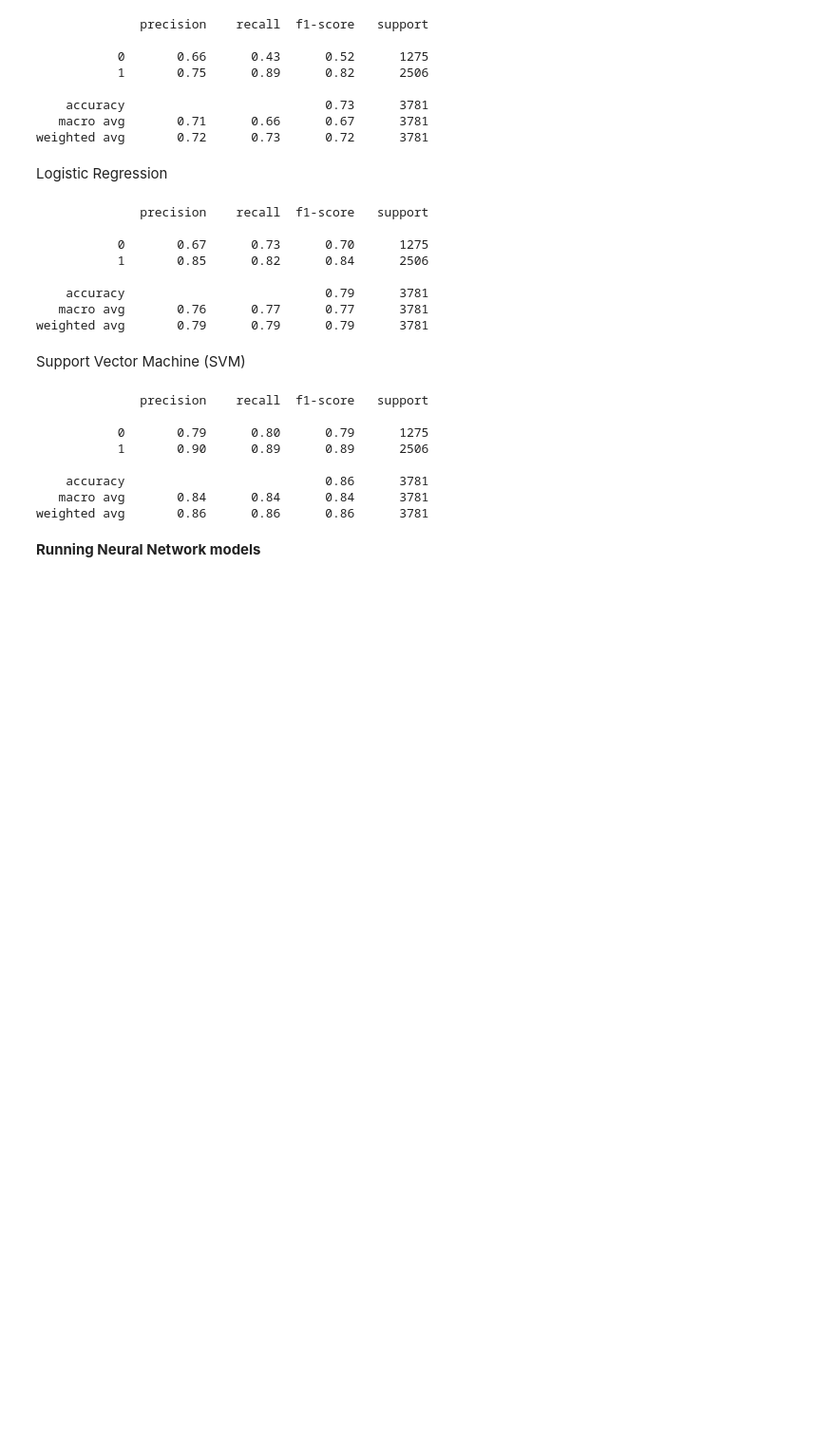
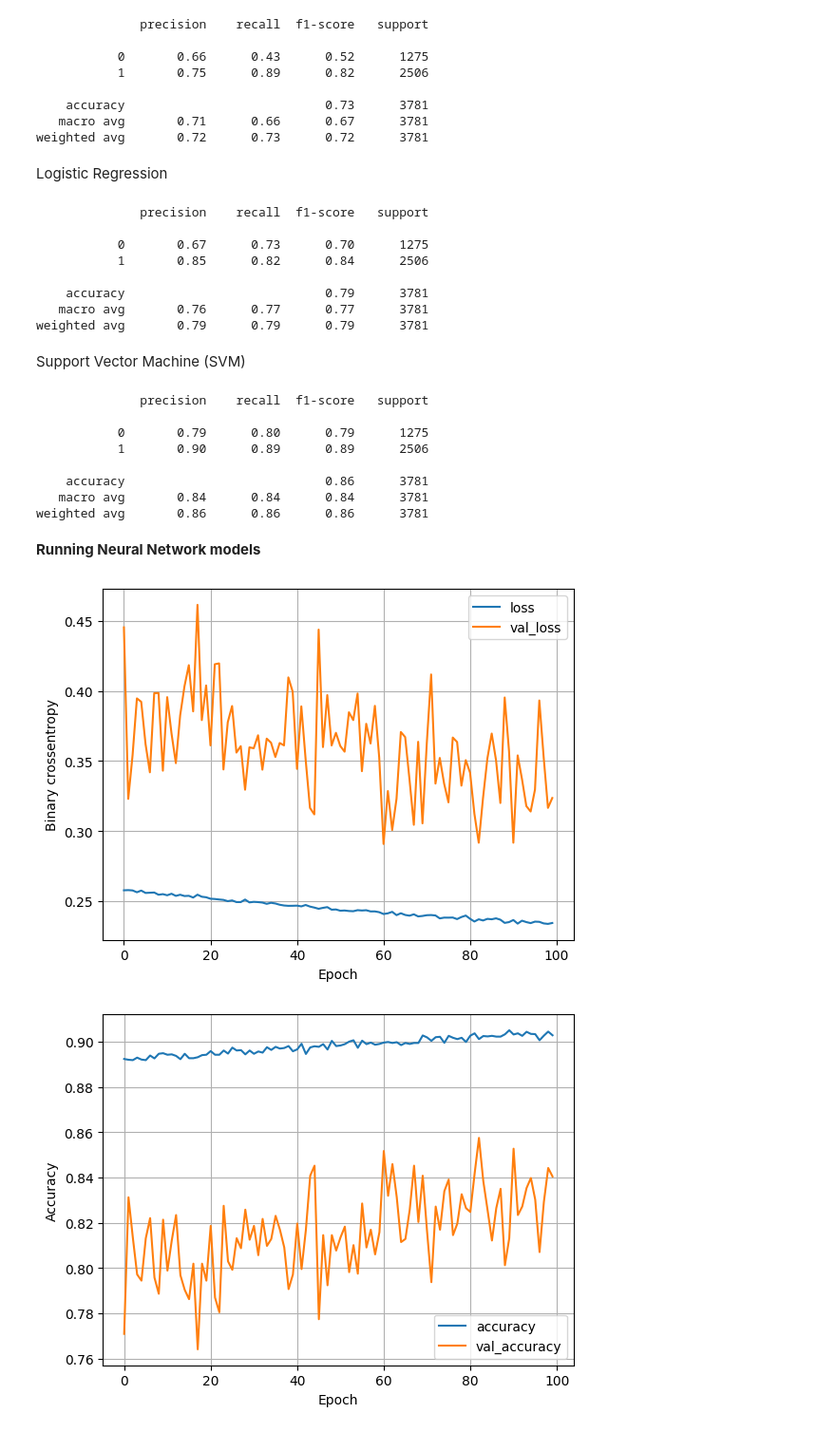
Before and after one commit to ftkovr9k/MAGIC-gamma-hadron-classifier, a Jupyter notebook: MAGIC_gamma_hadron_classifier.ipynb, the cells around one changed output. Shown: that part at 95% size. Cells and saved outputs as stored; diff of their text form; code cells hidden in the pictures; blank space fills up the shorter version.

Commit message:
Add neural network with plot

```diff
--- a/MAGIC_gamma_hadron_classifier.ipynb
+++ b/MAGIC_gamma_hadron_classifier.ipynb
@@ -201,3 +209,38 @@ weighted avg       0.86      0.86      0.86      3781
 **Running Neural Network models**
 # %%
 import tensorflow as tf
+# %%
+def plot_loss(history):
+  plt.plot(history.history['loss'], label='loss')
+  plt.plot(history.history['val_loss'], label='val_loss')
+  plt.xlabel('Epoch')
+  plt.ylabel('Binary crossentropy')
+  plt.legend()
+  plt.grid(True)
+  plt.show()
+def plot_accuracy(history):
+  plt.plot(history.history['accuracy'], label='accuracy')
+  plt.plot(history.history['val_accuracy'], label='val_accuracy')
+  plt.xlabel('Epoch')
+  plt.ylabel('Accuracy')
+  plt.legend()
+  plt.grid(True)
+  plt.show()
+# %%
+nn_model = tf.keras.Sequential([
+    tf.keras.layers.Dense(32, activation='relu', input_shape=(10,)),
+    tf.keras.layers.Dense(32, activation='relu'),
+    tf.keras.layers.Dense(1, activation='sigmoid')
+])
+
+nn_model.compile(optimizer=tf.keras.optimizers.Adam(0.001), loss='binary_crossentropy', metrics=['accuracy'])
+# %%
+history = nn_model.fit(
+    X_train, y_train, epochs=100, batch_size=32, validation_split=0.2, verbose=0
+)
+# %%
+plot_loss(history)
+plot_accuracy(history)
+# %% [output]
+[figure, added]
+[figure, added]
```
Also changed, not shown: parts of 1 cell of this notebook.
